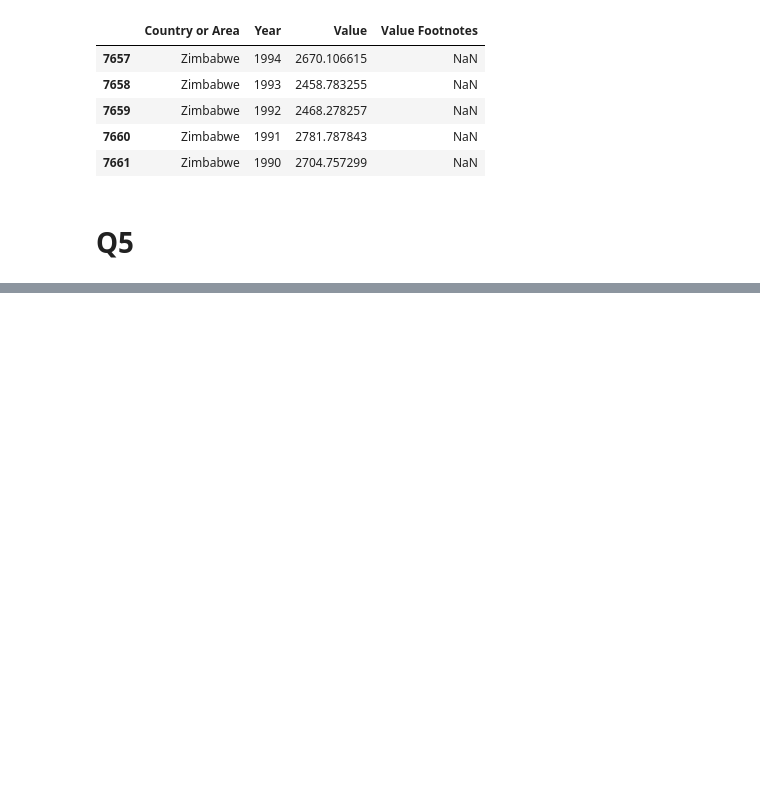
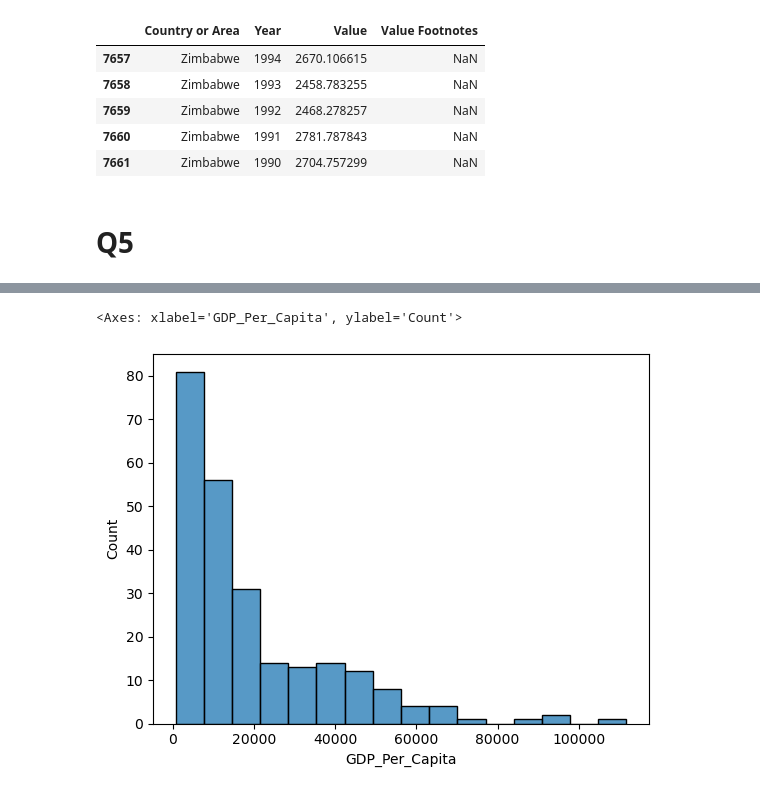
Before and after one commit to NSS-Data-Analytics-Cohort-11/undata-willisc22, a Jupyter notebook: notebook/UN_data_analysis.ipynb, the cells around one changed output, grey strips where cells are left out. Cells and saved outputs as stored; diff of their text form; code cells hidden in the pictures; blank space fills up the shorter version.

```diff
--- a/notebook/UN_data_analysis.ipynb
+++ b/notebook/UN_data_analysis.ipynb
@@ -47,0 +77,6 @@ gdp_df.tail()
+# %%
+#dropping column Value Footnotes
+gdp_df = gdp_df.drop(columns=['Value Footnotes'])
+# %%
+#renaming column names of gdp_df
+gdp_df = gdp_df.rename(columns={'Country or Area':'Country', 'Value':'GDP_Per_Capita'})
@@ -47,0 +109,3 @@ gdp_df.tail()
+# %%
+#create DataFrame from gdp_df for only 2020
+gdp_2020 = gdp_df[gdp_df['Year'] == 2020]
@@ -47,0 +128,6 @@ gdp_df.tail()
+# %%
+#histogram for gdp_2020
+sns.histplot(data=gdp_2020, x='GDP_Per_Capita')
+# %% [output]
+<Axes: xlabel='GDP_Per_Capita', ylabel='Count'>
+[figure, added]
```
Also changed, not shown: parts of 17 cells of this notebook.
